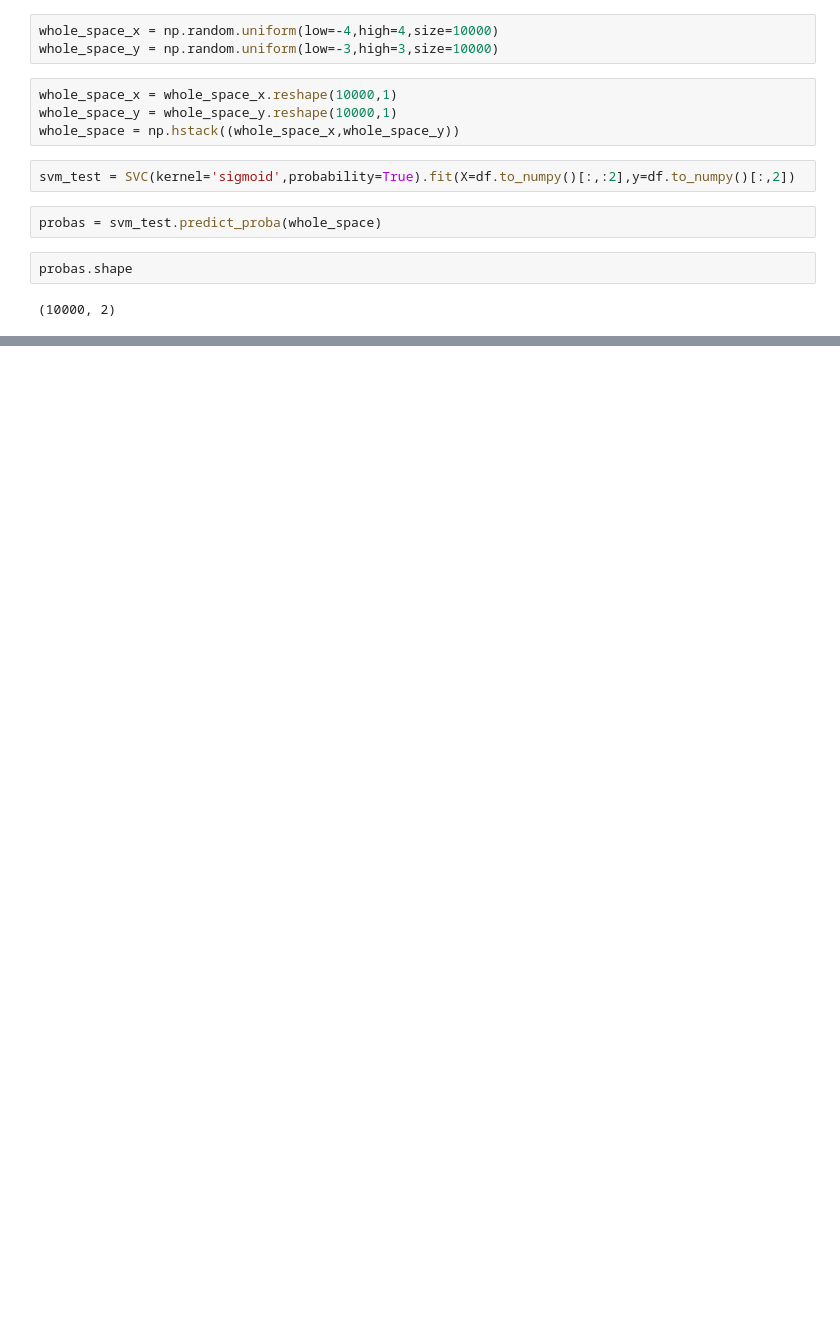
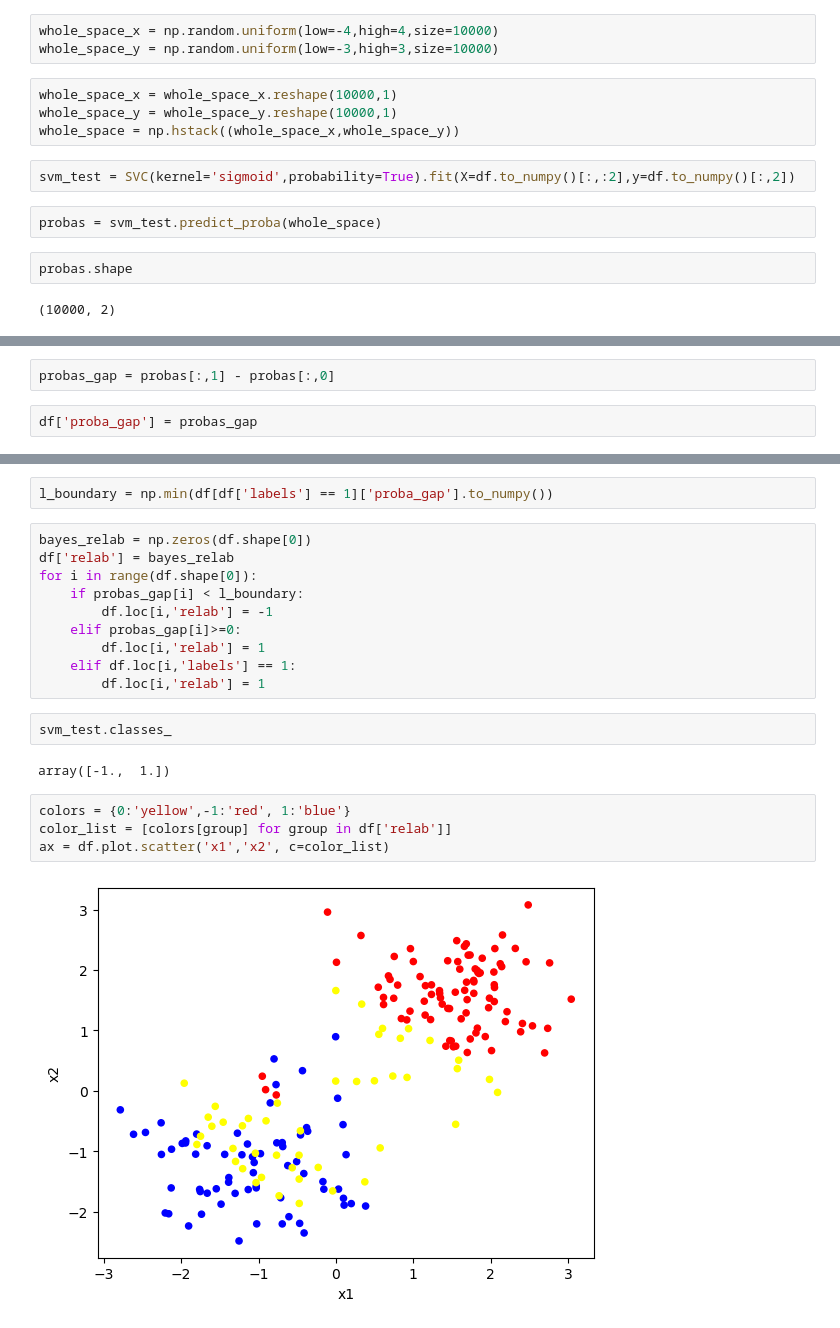
Before and after one commit to tpaquier/material_science, a Jupyter notebook: Tests_for_PU/PGPU/First_tests_pgpu.ipynb, the cells around one changed output, grey strips where cells are left out. Cells and saved outputs as stored; diff of their text form; blank space fills up the shorter version.

```diff
--- a/Tests_for_PU/PGPU/First_tests_pgpu.ipynb
+++ b/Tests_for_PU/PGPU/First_tests_pgpu.ipynb
@@ -70,0 +80,4 @@ ax = test_df.plot.scatter('x1','x2', c=color_list,alpha=0.5)
+# %%
+probas_gap = probas[:,1] - probas[:,0]
+# %%
+df['proba_gap'] = probas_gap
@@ -70,0 +100,22 @@ ax = test_df.plot.scatter('x1','x2', c=color_list,alpha=0.5)
+# %%
+l_boundary = np.min(df[df['labels'] == 1]['proba_gap'].to_numpy())
+# %%
+bayes_relab = np.zeros(df.shape[0])
+df['relab'] = bayes_relab
+for i in range(df.shape[0]):
+    if probas_gap[i] < l_boundary:
+        df.loc[i,'relab'] = -1
+    elif probas_gap[i]>=0:
+        df.loc[i,'relab'] = 1
+    elif df.loc[i,'labels'] == 1:
+        df.loc[i,'relab'] = 1
+# %%
+svm_test.classes_
+# %% [output]
+array([-1.,  1.])
+# %%
+colors = {0:'yellow',-1:'red', 1:'blue'}
+color_list = [colors[group] for group in df['relab']]
+ax = df.plot.scatter('x1','x2', c=color_list)
+# %% [output]
+[figure, added]
```
Also changed, not shown: parts of 9 cells of this notebook.
